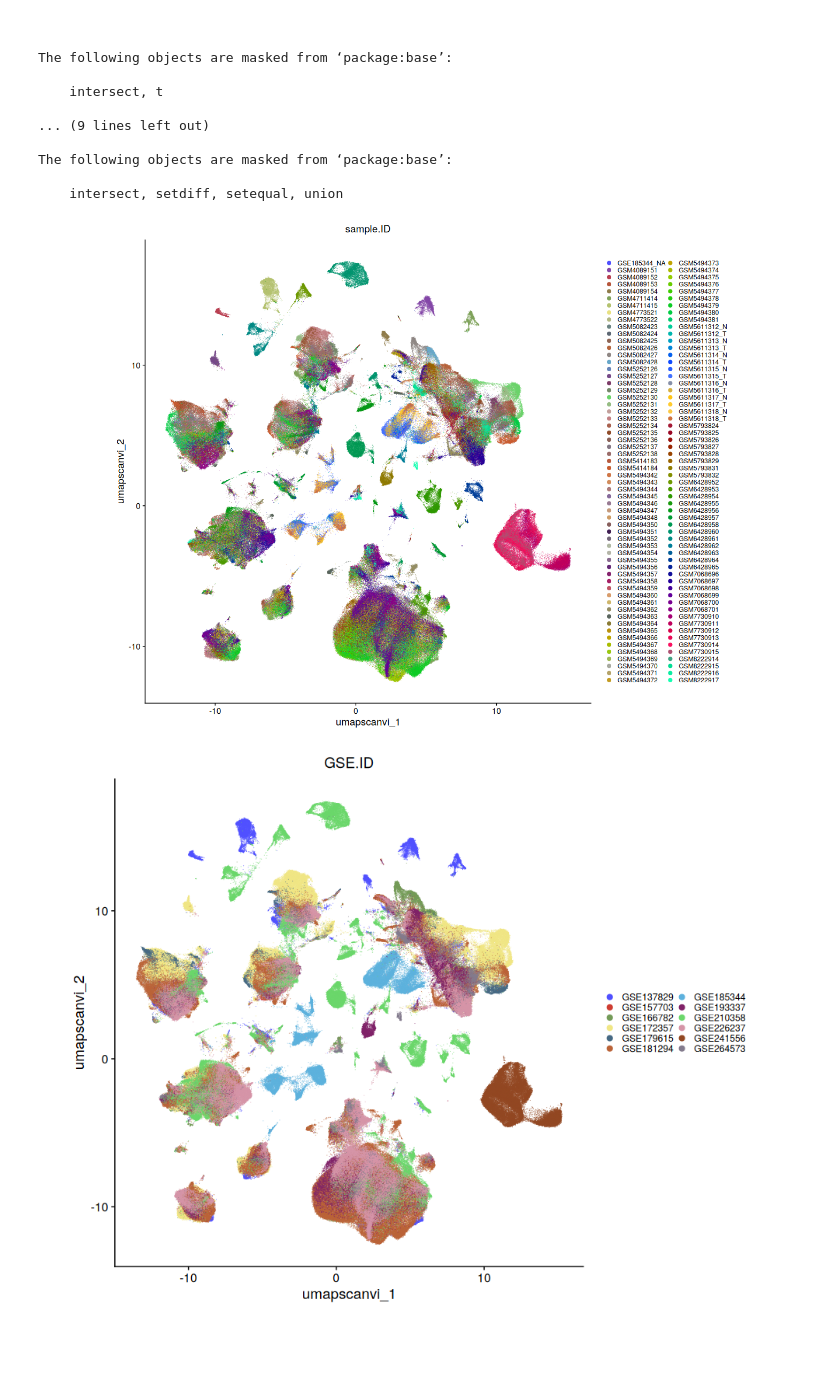
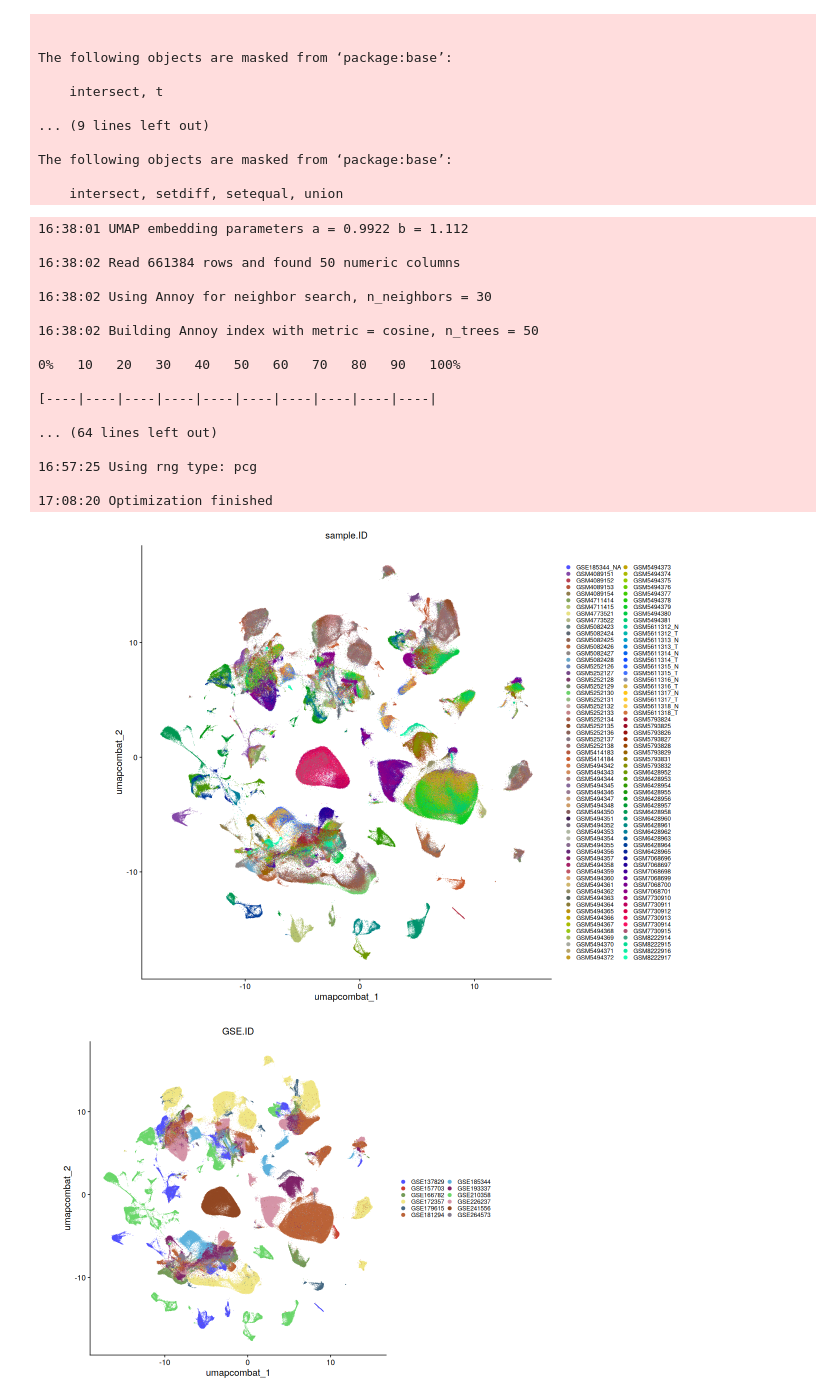
Before and after one commit to FY10086/Prostate-Altas, a Jupyter notebook: 03-Bench_mark.ipynb, the cells around one changed output. Saved outputs shown, nothing was run; the diff lists cells and outputs as text; code cells hidden in the pictures; blank space fills up the shorter version.

```diff
--- a/03-Bench_mark.ipynb
+++ b/03-Bench_mark.ipynb
@@ -655,12 +652,30 @@ The following objects are masked from ‘package:base’:
 
     intersect, setdiff, setequal, union
 # %%
-seu <- RunUMAP(seu, reduction = "scanvi",
+seu <- RunUMAP(seu, reduction = "combat",
                dims = 1:50,
-               reduction.name = "umap.scanvi")
+               reduction.name = "umap.combat")
+# %% [output]
+16:38:01 UMAP embedding parameters a = 0.9922 b = 1.112
+
+16:38:02 Read 661384 rows and found 50 numeric columns
+
+16:38:02 Using Annoy for neighbor search, n_neighbors = 30
+
+16:38:02 Building Annoy index with metric = cosine, n_trees = 50
+
+0%   10   20   30   40   50   60   70   80   90   100%
+
+[----|----|----|----|----|----|----|----|----|----|
+
+... (64 lines left out)
+
+16:57:25 Using rng type: pcg
+
+17:08:20 Optimization finished
 # %%
 # 基础信息
-reduction_use <- "umap.scanvi"
+reduction_use <- "umap.rpca"
 dims_use <- c(1, 2)
 
 emb <- Embeddings(seu, reduction = reduction_use)[, dims_use, drop = FALSE]
@@ -707,32 +722,32 @@ plot_reduction <- function(df, group_var, title, scale_fun, pt.size = 0.01) {
 
 sample_levels <- sort(unique(na.omit(plot_df$sample.ID)))
 sample_pal <- grDevices::colorRampPalette(ggsci::pal_igv("default")(51))(length(sample_levels))
 
 options(repr.plot.width = 12, repr.plot.height = 8)
 plot_reduction(
   plot_df,
   group_var = "sample.ID",
   title = "sample.ID",
   scale_fun = scale_color_manual(values = setNames(sample_pal, sample_levels), na.value = "grey80")
 )
 
 options(repr.plot.width = 8, repr.plot.height = 6)
 plot_reduction(
   plot_df,
   group_var = "GSE.ID",
   title = "GSE.ID",
   scale_fun = ggsci::scale_color_igv("default", na.value = "grey80")
 )
 
 celltype_levels <- sort(unique(na.omit(plot_df$celltype_article_H1)))
 celltype_pal <- grDevices::colorRampPalette(ggsci::pal_igv("default")(51))(length(celltype_levels))
 
 plot_reduction(
   plot_df,
   group_var = "celltype_article_H1",
   title = "celltype_article",
   scale_fun = ggsci::scale_color_igv("default", na.value = "grey80")
 )
 # %% [output]
-[figure, old version]
+[figure, new version]
-[figure, old version]
+[figure, new version]
```
Also changed, not shown: parts of 5 cells of this notebook, 5 other files.
